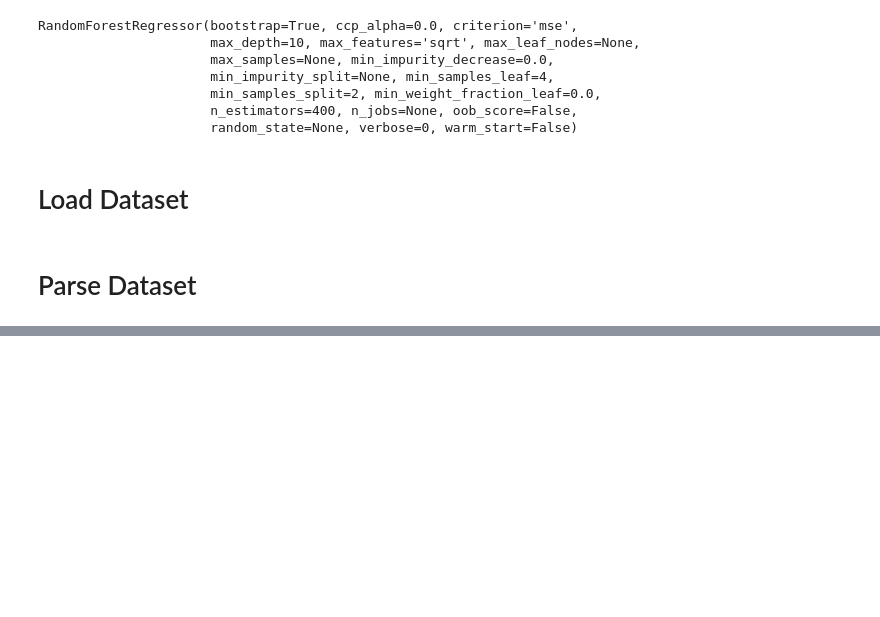
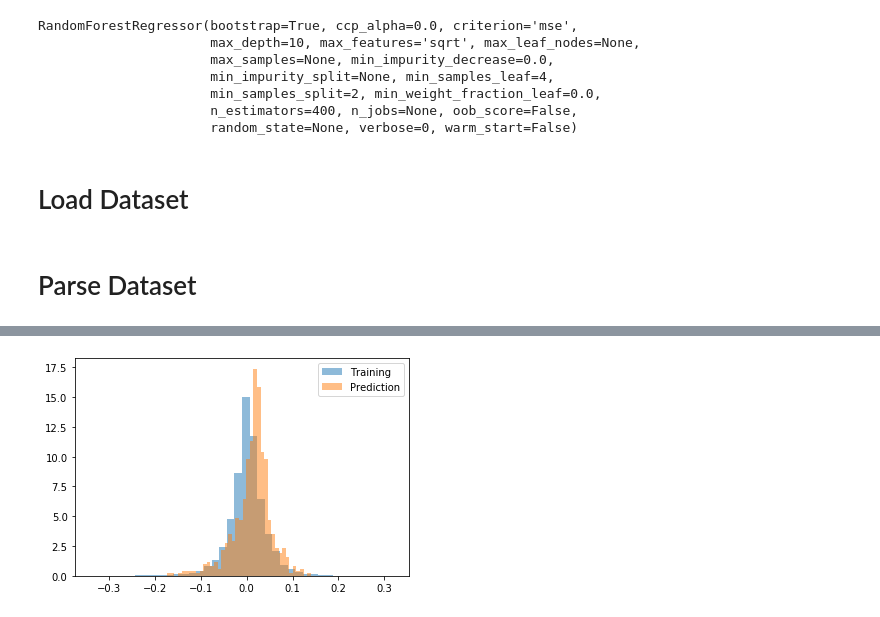
Before and after one commit to TianyuDu/TD-Rotman-FinHub-TDMDAL-Hackathon, a Jupyter notebook: Inference.ipynb, the cells around one changed output, grey strips where cells are left out. Saved outputs shown, nothing was run; the diff lists cells and outputs as text; code cells hidden in the pictures; blank space fills up the shorter version.

```diff
--- a/Inference.ipynb
+++ b/Inference.ipynb
@@ -249,0 +274,5 @@ result.to_csv("./test_result.csv")
+# %%
+train_std = float(np.std(y_train))
+pred_std = float(np.std(result))
+# %%
+alpha = train_std / pred_std
@@ -249,0 +283,7 @@ result.to_csv("./test_result.csv")
+# %%
+plt.hist(y_train, bins=40, label="Training", density=True, alpha=0.5)
+plt.hist(result.prediction * alpha , bins=40, label="Prediction", density=True, alpha=0.5)
+plt.legend()
+plt.show()
+# %% [output]
+[figure, added]
```
Also changed, not shown: parts of 14 cells of this notebook, 8 other files.
